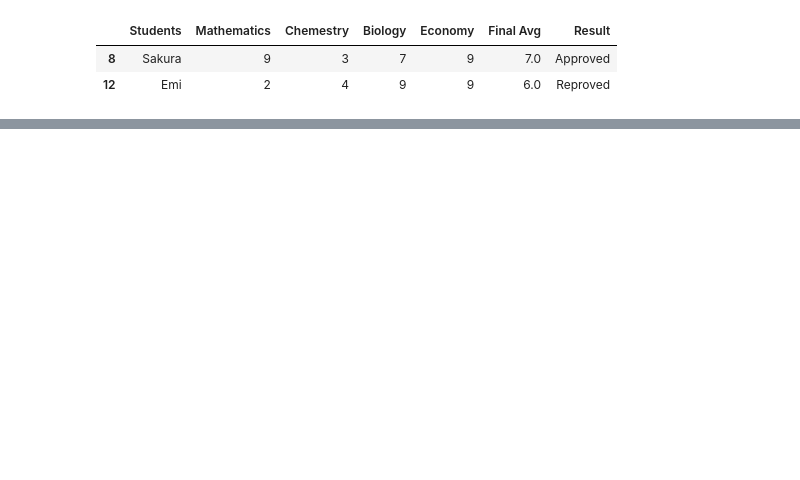
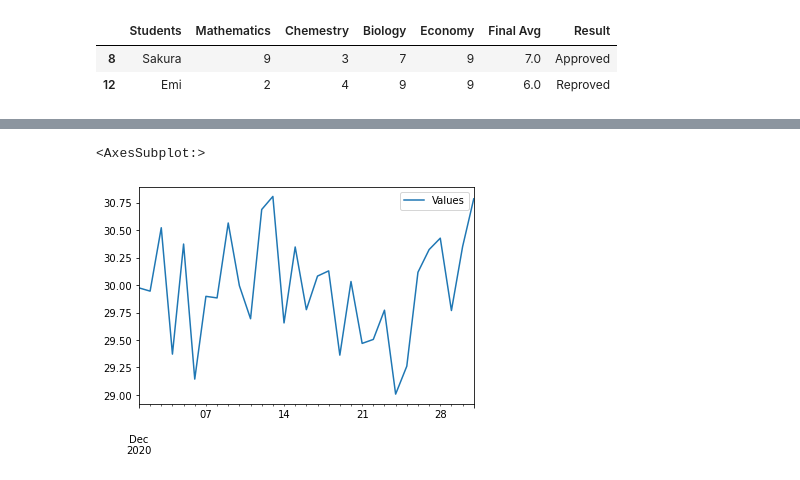
Before and after one commit to lmoreno98/100DaysOfCode, a Jupyter notebook: Python_Practice_guide/Pandas_Essentials.ipynb, the cells around one changed output, grey strips where cells are left out. Cells and saved outputs as stored; diff of their text form; code cells hidden in the pictures; blank space fills up the shorter version.

```diff
--- a/Python_Practice_guide/Pandas_Essentials.ipynb
+++ b/Python_Practice_guide/Pandas_Essentials.ipynb
@@ -1859,0 +2108,5 @@ ex32.loc[ex33A]
+# %%
+np.random.seed(21)
+data41 = np.random.normal(30,0.5,31)
+ex41 = pd.DataFrame(data41, index= pd.date_range("2020-12-01", periods=31, freq="D"), columns=["Values"])
+ex41.head()
@@ -1859,0 +2120,5 @@ ex32.loc[ex33A]
+# %%
+ex41.plot()
+# %% [output]
+<AxesSubplot:>
+[figure, added]
```
Also changed, not shown: parts of 62 cells of this notebook.
